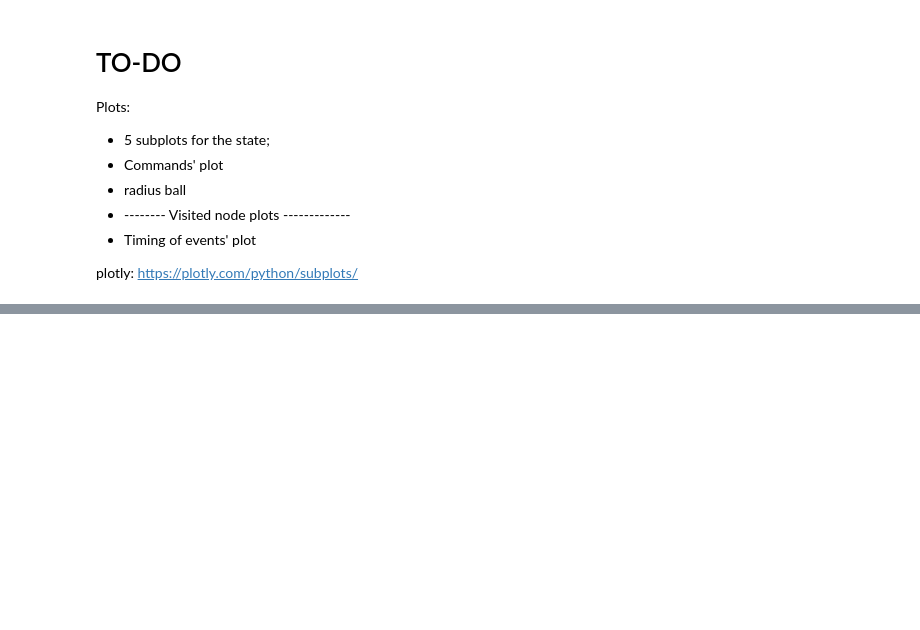
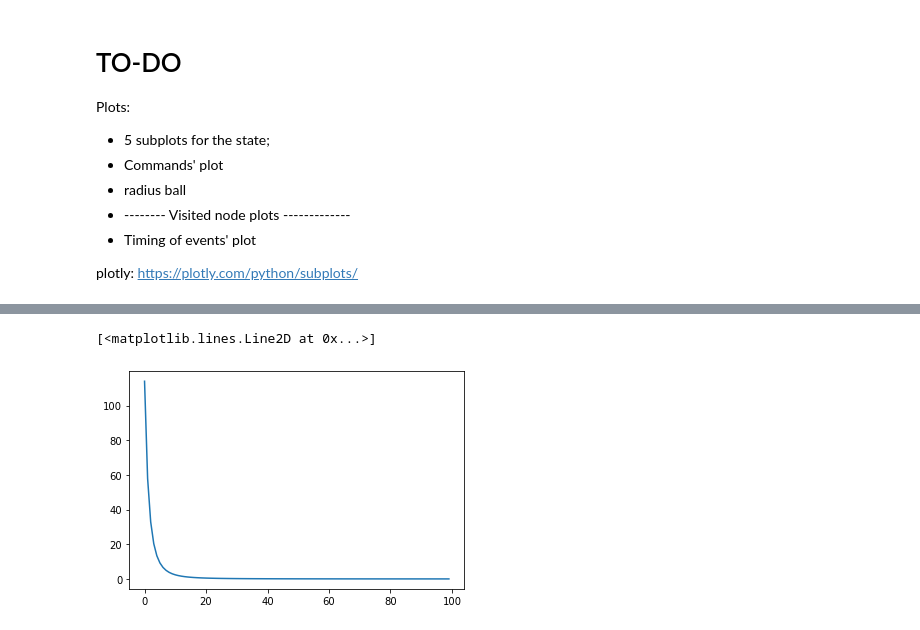
Before and after one commit to difra100/AMR_Testings, a Jupyter notebook: rrt_impl/kinodynamics.ipynb, the cells around one changed output, grey strips where cells are left out. Saved outputs shown, nothing was run; the diff lists cells and outputs as text; code cells hidden in the pictures; blank space fills up the shorter version.

```diff
--- a/rrt_impl/kinodynamics.ipynb
+++ b/rrt_impl/kinodynamics.ipynb
@@ -723,3 +734,14 @@ plt.show()
+# %%
+def radius(gamma, x, a):
+    radius = gamma * np.log(0.5 + x*a)**5
+    return pow(radius,-1)
+
+gamma = 0.8
+x = np.linspace (1,10,100)
+plt.plot(radius(gamma, x, 1))
+# %% [output]
+[<matplotlib.lines.Line2D at 0x...>]
+[figure, added]
 # %%
 def radius(gamma, n):
     radius = gamma * (math.log(n)/n)**5
```
Also changed, not shown: parts of 10 cells of this notebook, 1 other file.
